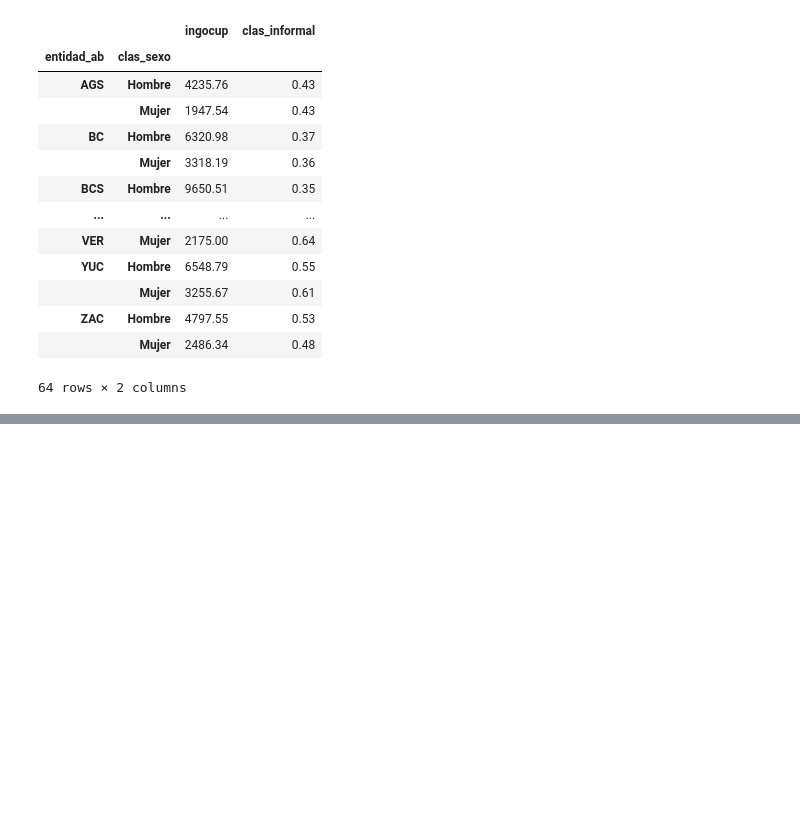
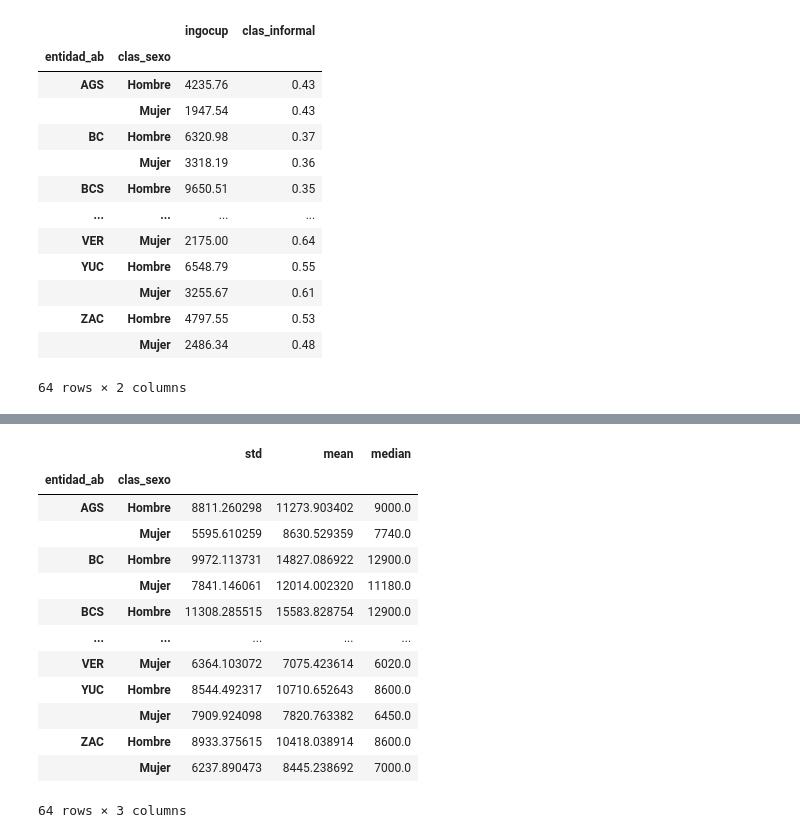
Before and after one commit to DiegoSReco/intro_python_para_economistas, a Jupyter notebook: script_python_5_Analisis_Datos_Pandas_2.ipynb, the cells around one changed output, grey strips where cells are left out. Saved outputs shown, nothing was run; the diff lists cells and outputs as text; code cells hidden in the pictures; blank space fills up the shorter version.

```diff
--- a/script_python_5_Analisis_Datos_Pandas_2.ipynb
+++ b/script_python_5_Analisis_Datos_Pandas_2.ipynb
@@ -1866,0 +1888,22 @@ df_enoe_2024t3_f.groupby(["entidad_ab", "clas_sexo", ])[["ingocup", "clas_inform
+# %%
+#Filtro valores
+df_enoe_2024t3_f_o = df_enoe_2024t3_f[df_enoe_2024t3_f["ingocup"] > 0]
+#Creación de sumarizado
+df_group_ent_sex = df_enoe_2024t3_f_o.groupby(["entidad_ab", "clas_sexo", ])['ingocup'].agg({ 'mean', 'median', 'std'})
+
+df_group_ent_sex
+# %% [output]
+|  |  | std | mean | median |
+| entidad_ab | clas_sexo |  |  |  |
+| AGS | Hombre | 8811.260298 | 11273.903402 | 9000.0 |
+|  | Mujer | 5595.610259 | 8630.529359 | 7740.0 |
+| BC | Hombre | 9972.113731 | 14827.086922 | 12900.0 |
+|  | Mujer | 7841.146061 | 12014.002320 | 11180.0 |
+| BCS | Hombre | 11308.285515 | 15583.828754 | 12900.0 |
+| ... | ... | ... | ... | ... |
+| VER | Mujer | 6364.103072 | 7075.423614 | 6020.0 |
+| YUC | Hombre | 8544.492317 | 10710.652643 | 8600.0 |
+|  | Mujer | 7909.924098 | 7820.763382 | 6450.0 |
+| ZAC | Hombre | 8933.375615 | 10418.038914 | 8600.0 |
+|  | Mujer | 6237.890473 | 8445.238692 | 7000.0 |
+64 rows × 3 columns
```
Also changed, not shown: parts of 2 cells of this notebook.
